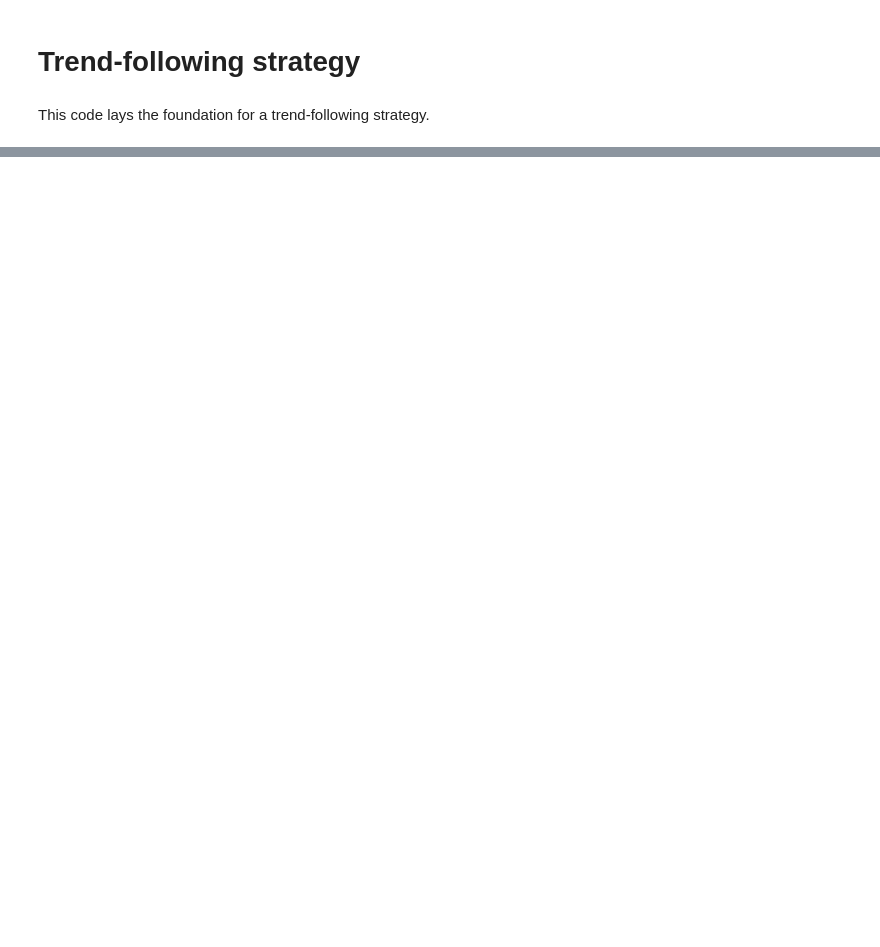
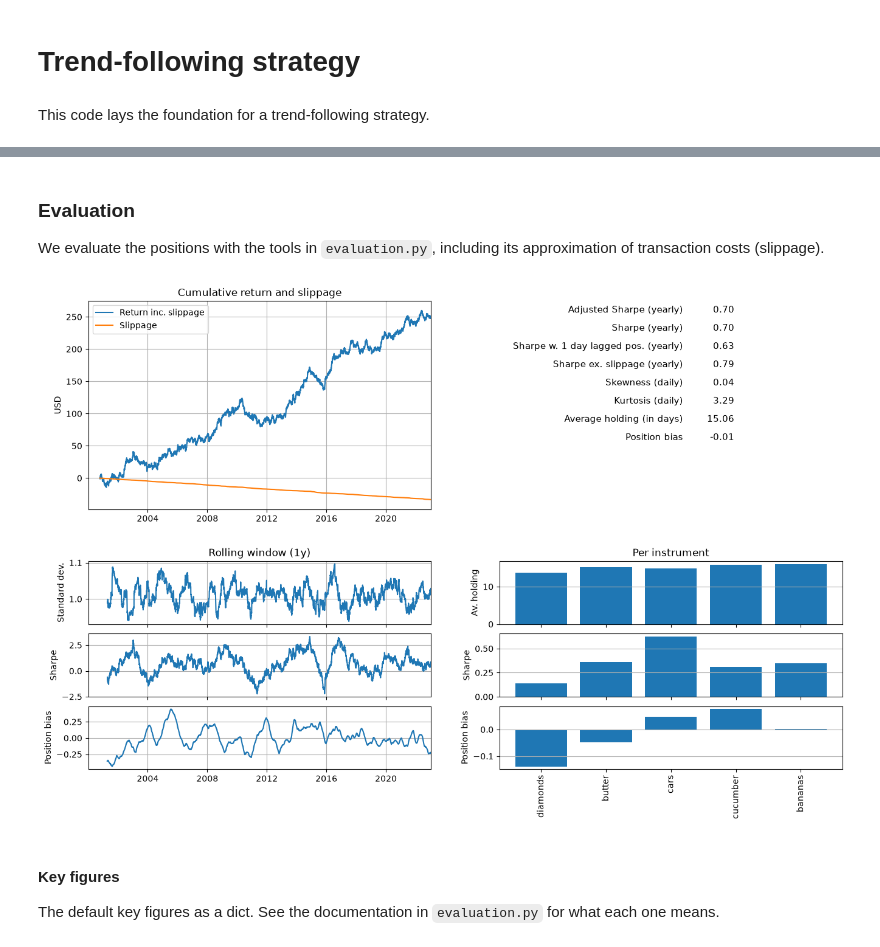
Before and after one commit to Ideadben/lynx-hackathon-2026, a Jupyter notebook: Benjamin/trend_follower.ipynb, the cells around one changed output, grey strips where cells are left out. Cells and saved outputs as stored; diff of their text form; code cells hidden in the pictures; blank space fills up the shorter version.

```diff
--- a/Benjamin/trend_follower.ipynb
+++ b/Benjamin/trend_follower.ipynb
@@ -68,0 +142,10 @@ INSTRUMENTS = [c for c in PRICES.columns if c != DATE_COL]
+# %% [markdown]
+### Evaluation
+We evaluate the positions with the tools in `evaluation.py`, including its approximation of transaction costs (slippage).
+# %%
+plot_key_figures(positions, PRICES)
+# %% [output]
+[figure, added]
+# %% [markdown]
+#### Key figures
+The default key figures as a dict. See the documentation in `evaluation.py` for what each one means.
```
Also changed, not shown: parts of 7 cells of this notebook, 5 other files.
